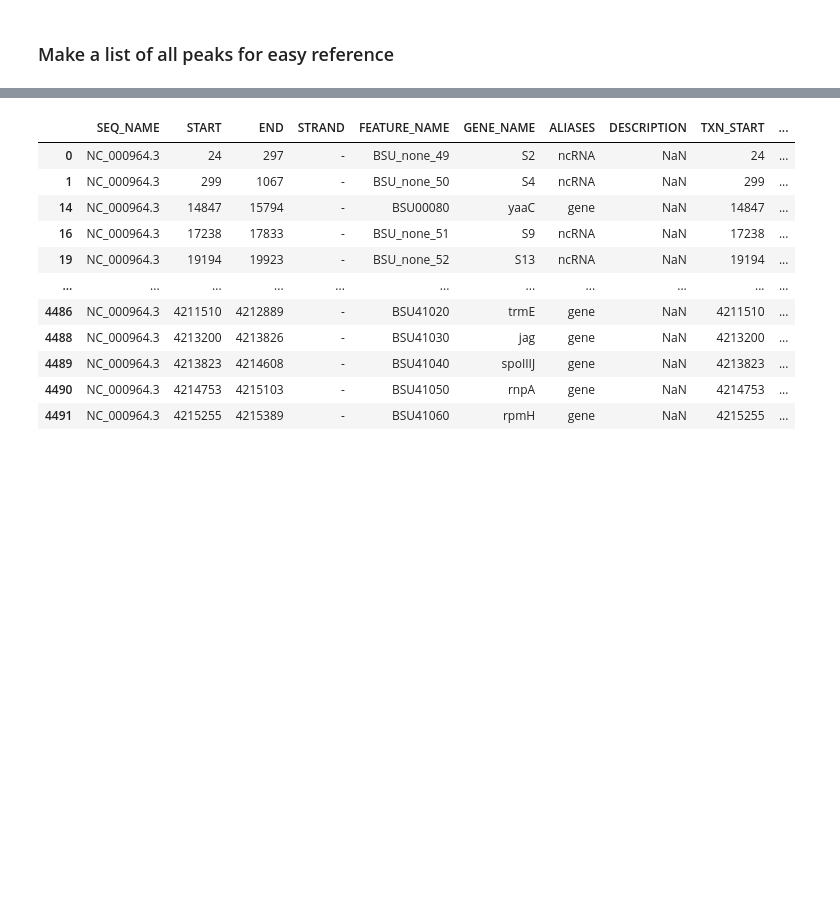
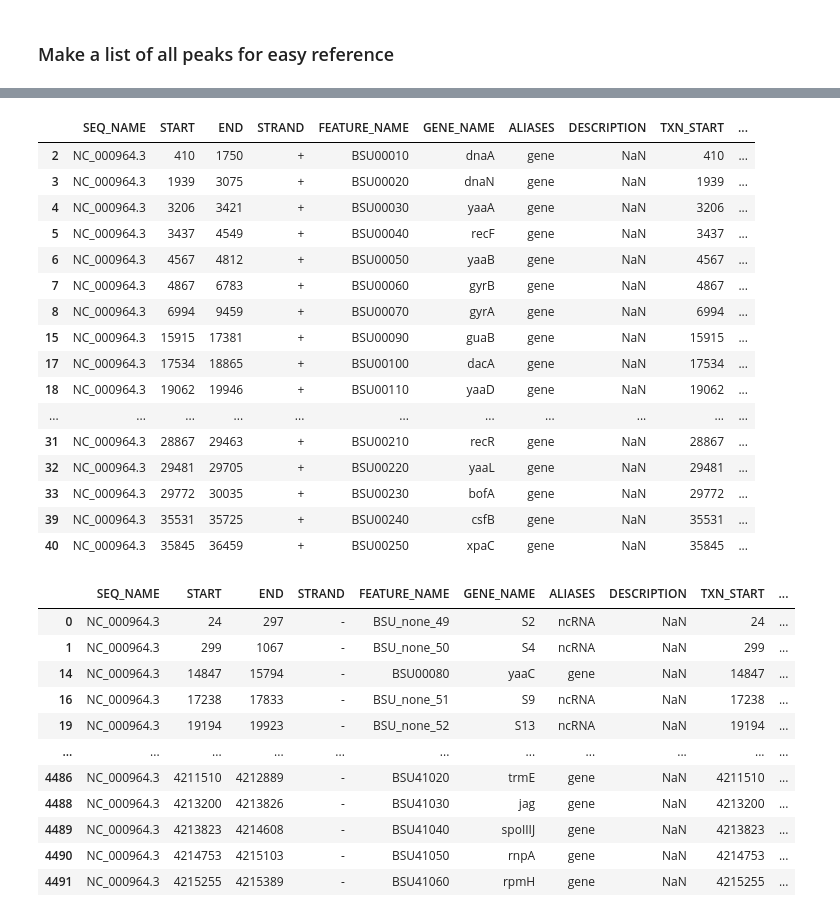
Before and after one commit to gwlilabmit/UTR_Prediction, a Jupyter notebook: peak_UTR_calling.ipynb, the cells around one changed output, grey strips where cells are left out. Cells and saved outputs as stored; diff of their text form; code cells hidden in the pictures; blank space fills up the shorter version.

```diff
--- a/peak_UTR_calling.ipynb
+++ b/peak_UTR_calling.ipynb
@@ -139,5 +188,7 @@ reverse_3p_peaks = list_peaks(scores_peaks['3r']['peaks'])
 # %%
 genes = pd.read_table("annotations/CDS_168.mochiview_v13.txt")
+# %%
+genes = genes[genes.ALIASES == "gene"]
 # %%
 genes_reverse = genes[genes.STRAND == '-']
 genes_forward = genes[genes.STRAND == '+']
@@ -144,3 +234,23 @@ genes_forward = genes[genes.STRAND == '+']
+# %%
+genes_forward[0:20]
+# %% [output]
+|  | SEQ_NAME | START | END | STRAND | FEATURE_NAME | GENE_NAME | ALIASES | DESCRIPTION | TXN_START | ... |
+| 2 | NC_000964.3 | 410 | 1750 | + | BSU00010 | dnaA | gene | NaN | 410 | ... |
+| 3 | NC_000964.3 | 1939 | 3075 | + | BSU00020 | dnaN | gene | NaN | 1939 | ... |
+| 4 | NC_000964.3 | 3206 | 3421 | + | BSU00030 | yaaA | gene | NaN | 3206 | ... |
+| 5 | NC_000964.3 | 3437 | 4549 | + | BSU00040 | recF | gene | NaN | 3437 | ... |
+| 6 | NC_000964.3 | 4567 | 4812 | + | BSU00050 | yaaB | gene | NaN | 4567 | ... |
+| 7 | NC_000964.3 | 4867 | 6783 | + | BSU00060 | gyrB | gene | NaN | 4867 | ... |
+| 8 | NC_000964.3 | 6994 | 9459 | + | BSU00070 | gyrA | gene | NaN | 6994 | ... |
+| 15 | NC_000964.3 | 15915 | 17381 | + | BSU00090 | guaB | gene | NaN | 15915 | ... |
+| 17 | NC_000964.3 | 17534 | 18865 | + | BSU00100 | dacA | gene | NaN | 17534 | ... |
+| 18 | NC_000964.3 | 19062 | 19946 | + | BSU00110 | yaaD | gene | NaN | 19062 | ... |
+| ... | ... | ... | ... | ... | ... | ... | ... | ... | ... | ... |
+| 31 | NC_000964.3 | 28867 | 29463 | + | BSU00210 | recR | gene | NaN | 28867 | ... |
+| 32 | NC_000964.3 | 29481 | 29705 | + | BSU00220 | yaaL | gene | NaN | 29481 | ... |
+| 33 | NC_000964.3 | 29772 | 30035 | + | BSU00230 | bofA | gene | NaN | 29772 | ... |
+| 39 | NC_000964.3 | 35531 | 35725 | + | BSU00240 | csfB | gene | NaN | 35531 | ... |
+| 40 | NC_000964.3 | 35845 | 36459 | + | BSU00250 | xpaC | gene | NaN | 35845 | ... |
 # %%
 genes_forward_simple = genes_forward[["GENE_NAME", "END"]].set_index("GENE_NAME")
 gene_to_end_fwd = genes_forward_simple.to_dict()['END']
```
Also changed, not shown: parts of 23 cells of this notebook, 2 other files.
